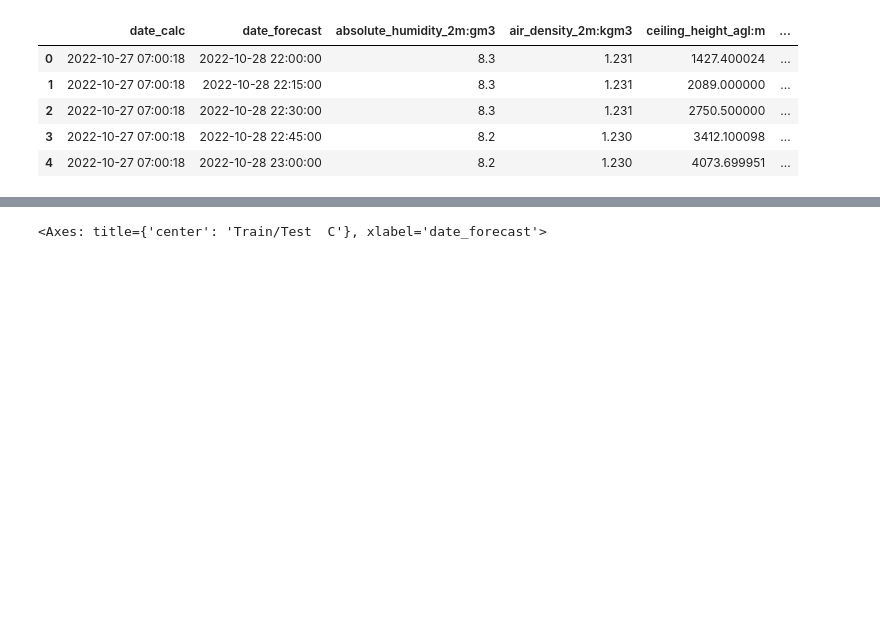
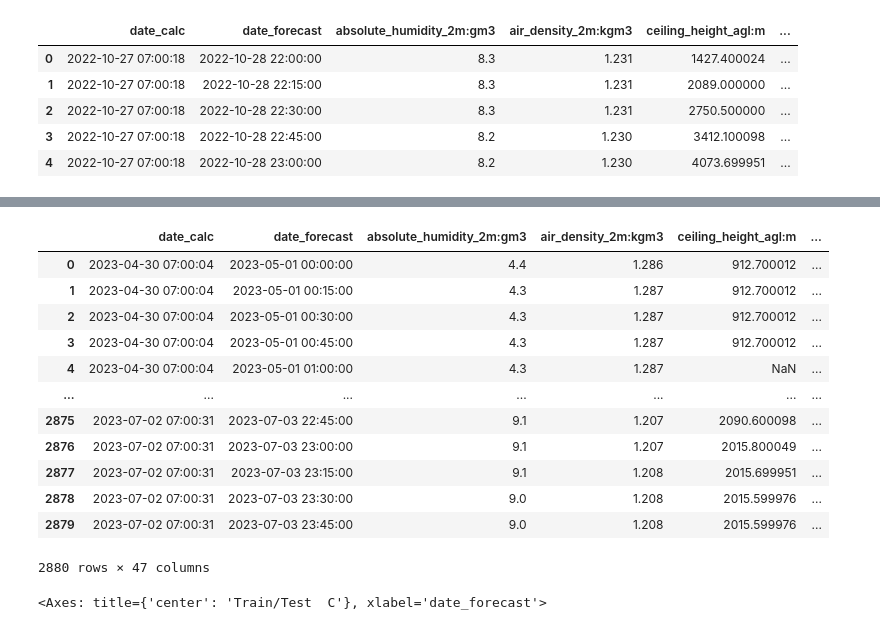
Before and after one commit to art-test-stack/ml_competition, a Jupyter notebook: read_files.ipynb, the cells around one changed output, grey strips where cells are left out. Saved outputs shown, nothing was run; the diff lists cells and outputs as text; code cells hidden in the pictures; blank space fills up the shorter version.

```diff
--- a/read_files.ipynb
+++ b/read_files.ipynb
@@ -123,6 +240,22 @@ X_train_observed_c = pd.read_parquet('C/X_train_observed.parquet')
 X_test_estimated_a = pd.read_parquet('A/X_test_estimated.parquet')
 X_test_estimated_b = pd.read_parquet('B/X_test_estimated.parquet')
 X_test_estimated_c = pd.read_parquet('C/X_test_estimated.parquet')
+# %%
+X_test_estimated_a
+# %% [output]
+|  | date_calc | date_forecast | absolute_humidity_2m:gm3 | air_density_2m:kgm3 | ceiling_height_agl:m | ... |
+| 0 | 2023-04-30 07:00:04 | 2023-05-01 00:00:00 | 4.4 | 1.286 | 912.700012 | ... |
+| 1 | 2023-04-30 07:00:04 | 2023-05-01 00:15:00 | 4.3 | 1.287 | 912.700012 | ... |
+| 2 | 2023-04-30 07:00:04 | 2023-05-01 00:30:00 | 4.3 | 1.287 | 912.700012 | ... |
+| 3 | 2023-04-30 07:00:04 | 2023-05-01 00:45:00 | 4.3 | 1.287 | 912.700012 | ... |
+| 4 | 2023-04-30 07:00:04 | 2023-05-01 01:00:00 | 4.3 | 1.287 | NaN | ... |
+| ... | ... | ... | ... | ... | ... | ... |
+| 2875 | 2023-07-02 07:00:31 | 2023-07-03 22:45:00 | 9.1 | 1.207 | 2090.600098 | ... |
+| 2876 | 2023-07-02 07:00:31 | 2023-07-03 23:00:00 | 9.1 | 1.207 | 2015.800049 | ... |
+| 2877 | 2023-07-02 07:00:31 | 2023-07-03 23:15:00 | 9.1 | 1.208 | 2015.699951 | ... |
+| 2878 | 2023-07-02 07:00:31 | 2023-07-03 23:30:00 | 9.0 | 1.208 | 2015.599976 | ... |
+| 2879 | 2023-07-02 07:00:31 | 2023-07-03 23:45:00 | 9.0 | 1.208 | 2015.599976 | ... |
+2880 rows × 47 columns
 # %%
 # Plotting a single feature
 fig, axs = plt.subplots(3, 1, figsize=(20, 10), sharex=True)
```
Also changed, not shown: parts of 14 cells of this notebook, 1 other file.
